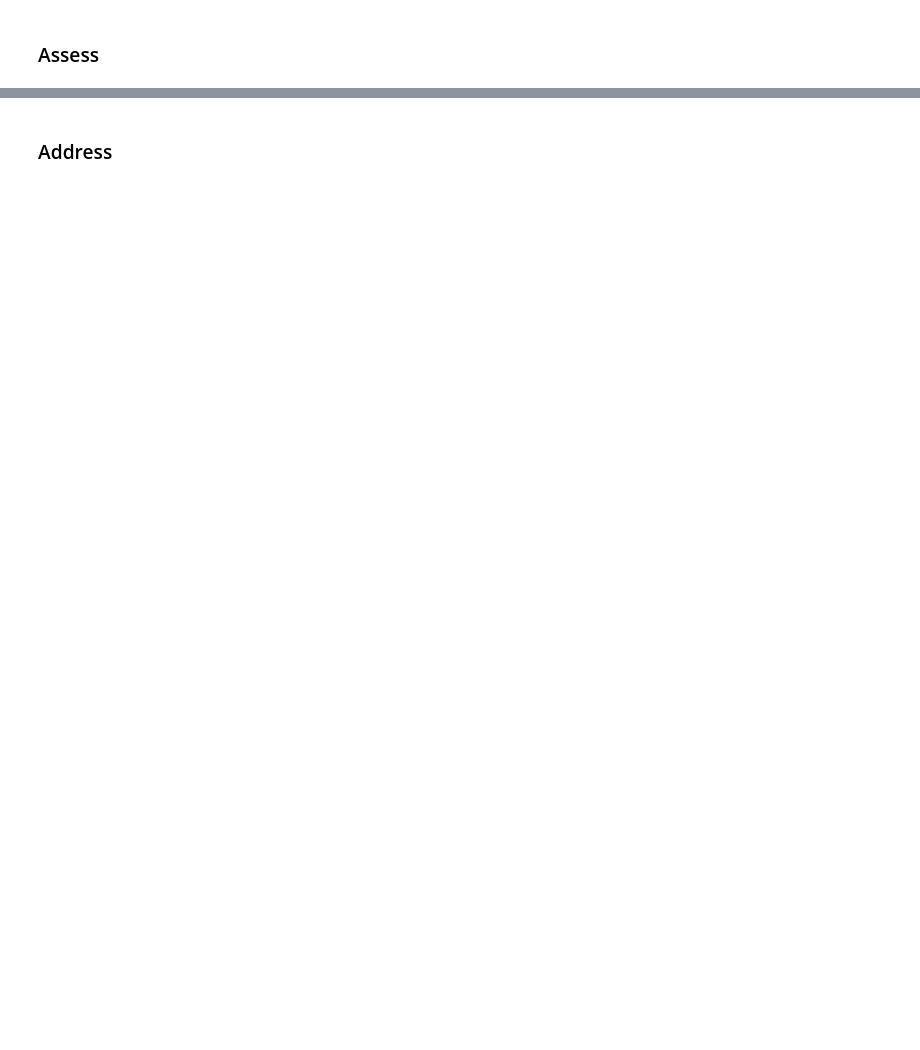
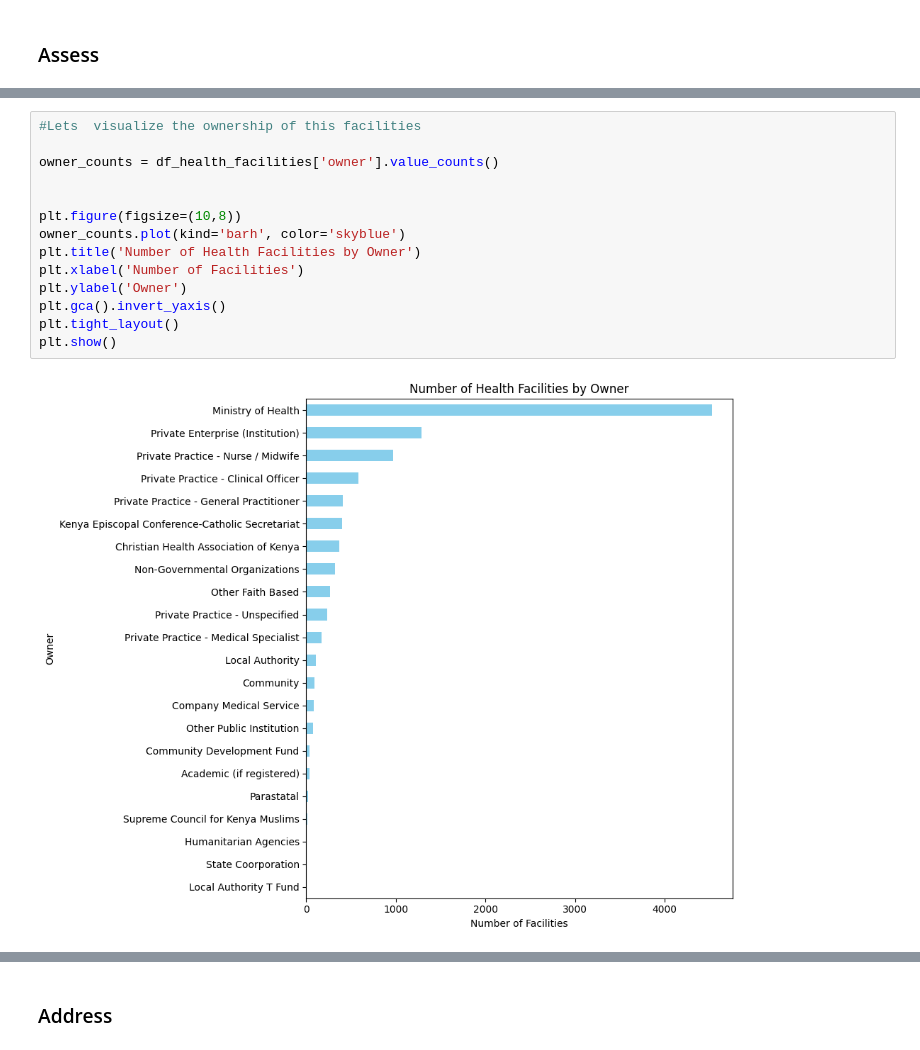
Before and after one commit to mwangi-clinton/mlf-miniproject, a Jupyter notebook: notebooks/mini_project.ipynb, the cells around one changed output, grey strips where cells are left out. Saved outputs shown, nothing was run; the diff lists cells and outputs as text; blank space fills up the shorter version.

```diff
--- a/notebooks/mini_project.ipynb
+++ b/notebooks/mini_project.ipynb
@@ -36,0 +101,16 @@ facilities.plot(kind="bar")
+# %%
+#Lets  visualize the ownership of this facilities
+
+owner_counts = df_health_facilities['owner'].value_counts()
+
+
+plt.figure(figsize=(10,8))
+owner_counts.plot(kind='barh', color='skyblue')
+plt.title('Number of Health Facilities by Owner')
+plt.xlabel('Number of Facilities')
+plt.ylabel('Owner')
+plt.gca().invert_yaxis()
+plt.tight_layout()
+plt.show()
+# %% [output]
+[figure, added]
```
Also changed, not shown: parts of 33 cells of this notebook, 2 other files.
